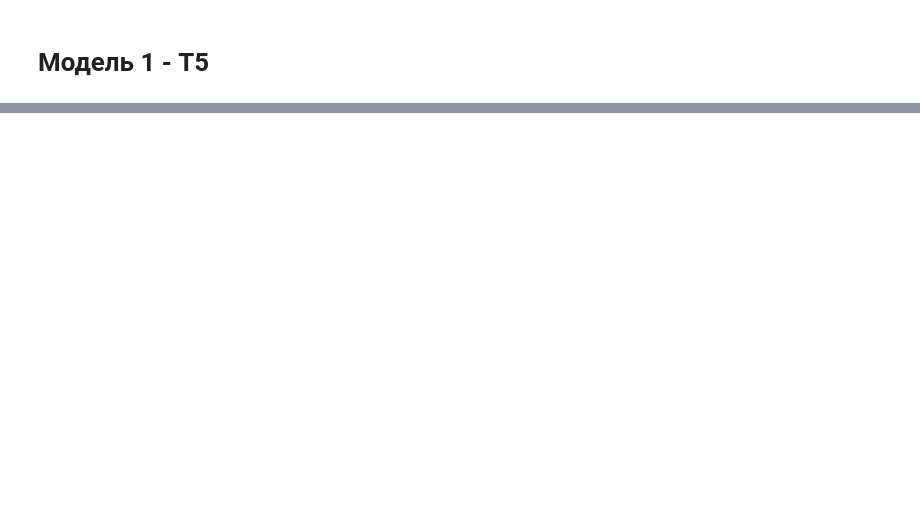
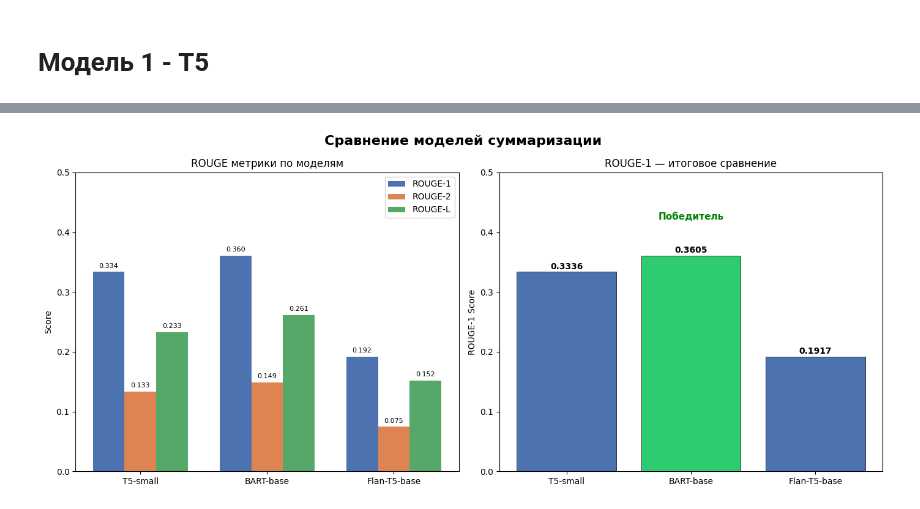
Before and after one commit to vsyroc/a_digital_department, a Jupyter notebook: lab5.ipynb, the cells around one changed output, grey strips where cells are left out. Saved outputs shown, nothing was run; the diff lists cells and outputs as text; code cells hidden in the pictures; blank space fills up the shorter version.

```diff
--- a/lab5.ipynb
+++ b/lab5.ipynb
@@ -166,18 +179,21 @@ def generate_summary(model, tokenizer, text, prefix="summarize: ", max_input=512
 model_t5.eval()
 model_t5.to('cuda' if torch.cuda.is_available() else 'cpu')
 
-print(" предсказания T5-small на тестовой выборке")
+# Берём только 100 записей для оценки
+test_sample = test.sample(100, random_state=42).reset_index(drop=True)
+
+print("Генерируем предсказания T5-small...")
 
 predictions_t5 = []
 references_t5 = []
 
-for i, row in test.iterrows():
+for i, row in test_sample.iterrows():
     pred = generate_summary(model_t5, tokenizer_t5, row['transcript'])
     predictions_t5.append(pred)
     references_t5.append(row['summary'])
 
-    if i % 50 == 0:
-        print(f"  Обработано: {i}/{len(test)}")
+    if i % 20 == 0:
+        print(f"  Обработано: {i}/100")
 
 print("✅ Инференс завершён")
 # %% [output]
@@ -187,0 +506,68 @@ KeyboardInterrupt:
+# %%
+import matplotlib.pyplot as plt
+import numpy as np
+
+# Итоговая таблица
+
+results = [results_t5, results_bart, results_flan]
+df_results = pd.DataFrame(results).set_index('model')
+
+print("=== Итоговая таблица метрик ROUGE ===")
+print(df_results.to_string())
+
+# График сравнения
+
+models = ['T5-small', 'BART-base', 'Flan-T5-base']
+rouge1 = [results_t5['ROUGE-1'], results_bart['ROUGE-1'], results_flan['ROUGE-1']]
+rouge2 = [results_t5['ROUGE-2'], results_bart['ROUGE-2'], results_flan['ROUGE-2']]
+rougeL = [results_t5['ROUGE-L'], results_bart['ROUGE-L'], results_flan['ROUGE-L']]
+
+x = np.arange(len(models))
+width = 0.25
+
+fig, axes = plt.subplots(1, 2, figsize=(14, 6))
+fig.suptitle('Сравнение моделей суммаризации', fontsize=16, fontweight='bold')
+
+# График 1 — сгруппированные столбцы
+bars1 = axes[0].bar(x - width, rouge1, width, label='ROUGE-1', color='#4C72B0')
+bars2 = axes[0].bar(x, rouge2, width, label='ROUGE-2', color='#DD8452')
+bars3 = axes[0].bar(x + width, rougeL, width, label='ROUGE-L', color='#55A868')
+
+axes[0].set_title('ROUGE метрики по моделям')
+axes[0].set_xticks(x)
+axes[0].set_xticklabels(models)
+axes[0].set_ylabel('Score')
+axes[0].set_ylim(0, 0.5)
+axes[0].legend()
+
+# Подписи значений
+for bar in [bars1, bars2, bars3]:
+    for rect in bar:
+        height = rect.get_height()
+        axes[0].text(
+            rect.get_x() + rect.get_width() / 2.,
+            height + 0.005,
+            f'{height:.3f}',
+            ha='center', va='bottom', fontsize=8
+        )
+
+# График 2 — ROUGE-1 с выделением победителя
+colors = ['#4C72B0', '#2ecc71', '#4C72B0']
+axes[1].bar(models, rouge1, color=colors, edgecolor='black', linewidth=0.5)
+axes[1].set_title('ROUGE-1 — итоговое сравнение')
+axes[1].set_ylabel('ROUGE-1 Score')
+axes[1].set_ylim(0, 0.5)
+
+for i, v in enumerate(rouge1):
+    axes[1].text(i, v + 0.005, f'{v:.4f}', ha='center', fontweight='bold')
+
+axes[1].annotate('Победитель', xy=(1, rouge1[1]),
+                 xytext=(1, rouge1[1] + 0.06),
+                 ha='center', fontsize=11, color='green', fontweight='bold')
+
+plt.tight_layout()
+plt.savefig('model_comparison.png', dpi=150, bbox_inches='tight')
+plt.show()
+
+print("\nГрафик сохранён: model_comparison.png")
+# %% [output]
@@ -187,0 +580 @@ KeyboardInterrupt:
+[figure, added]
```
Also changed, not shown: parts of 19 cells of this notebook.
